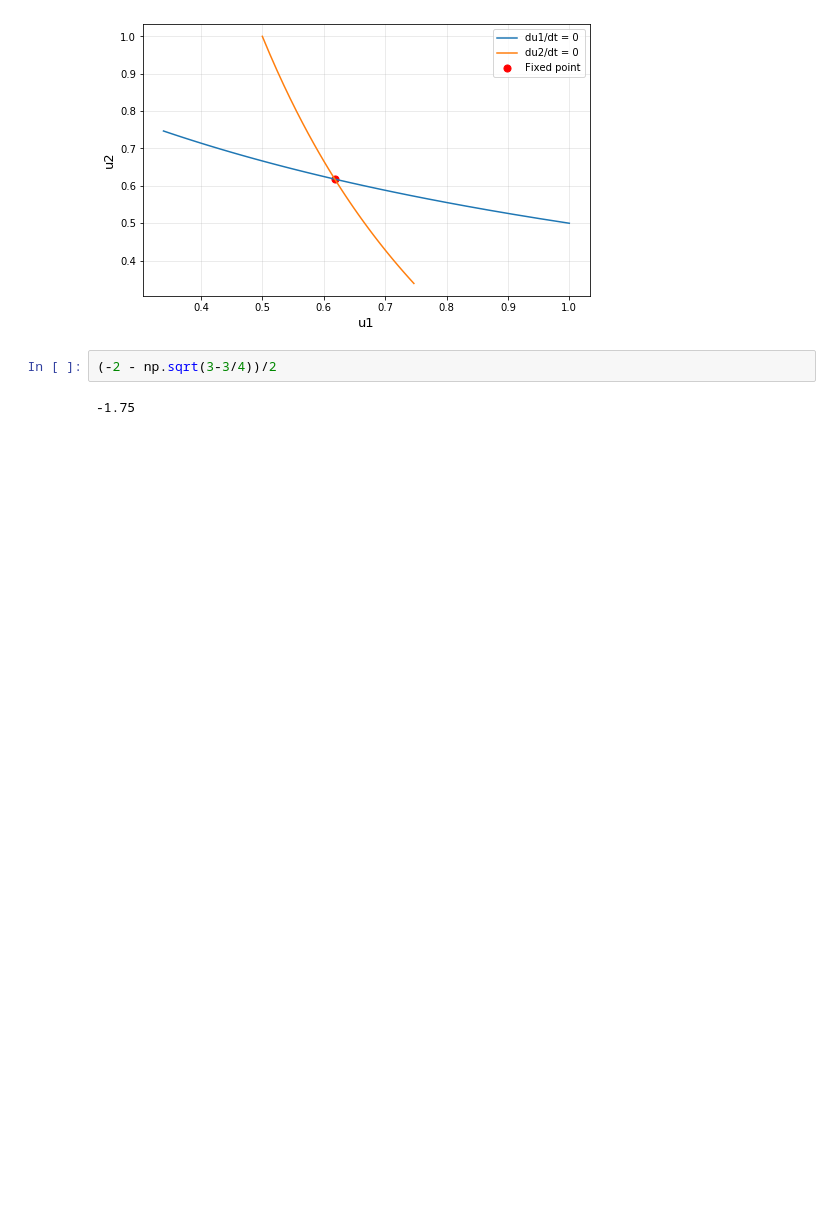
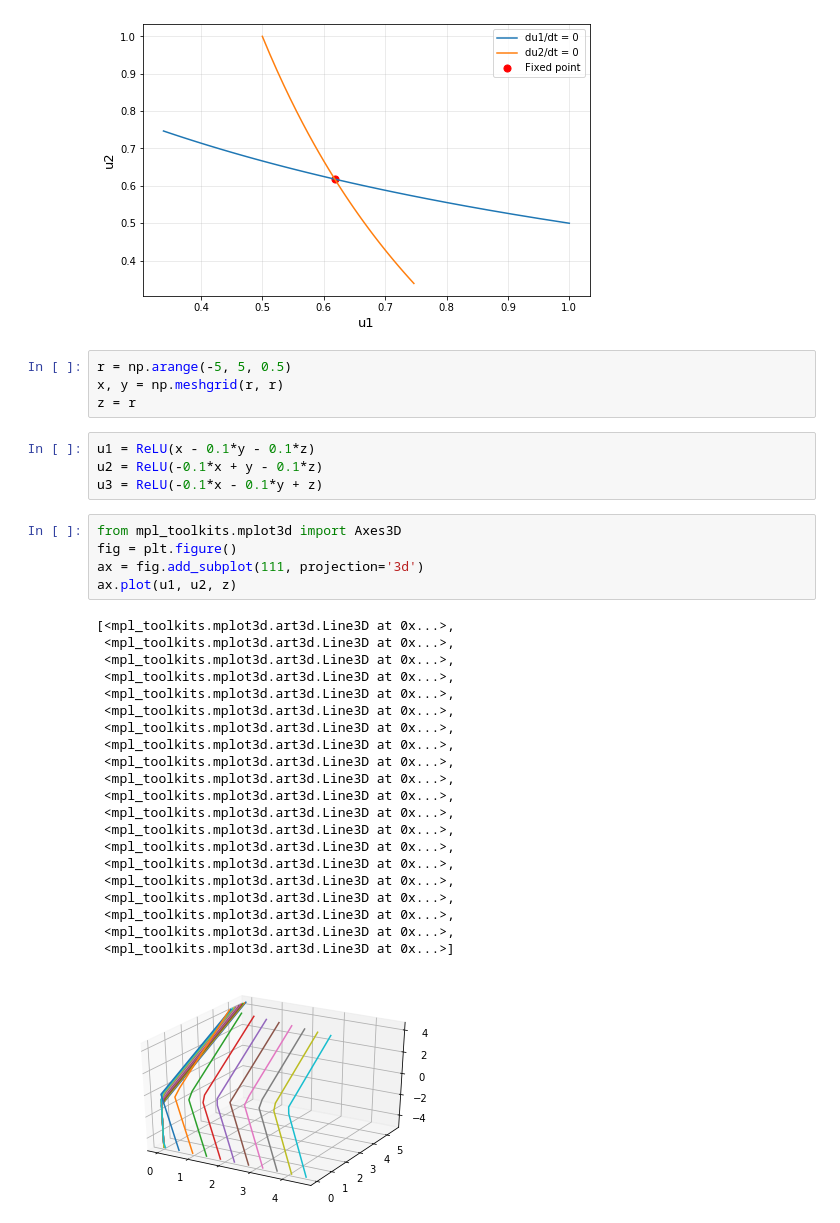
Before and after one commit to egorauto/Neural_Dynamics, a Jupyter notebook: LD.ipynb, the cells around one changed output. Drawn from its saved outputs; the diff is of its cells as text; blank space fills up the shorter version.

```diff
--- a/LD.ipynb
+++ b/LD.ipynb
@@ -356,7 +357,38 @@ plt.legend()
 # plt.savefig('fig2.png')
 # %% [output]
 [figure]
-# %%
-(-2 - np.sqrt(3-3/4))/2
-# %% [output]
--1.75
+# %%
+r = np.arange(-5, 5, 0.5)
+x, y = np.meshgrid(r, r)
+z = r
+# %%
+u1 = ReLU(x - 0.1*y - 0.1*z)
+u2 = ReLU(-0.1*x + y - 0.1*z)
+u3 = ReLU(-0.1*x - 0.1*y + z)
+# %%
+from mpl_toolkits.mplot3d import Axes3D
+fig = plt.figure()
+ax = fig.add_subplot(111, projection='3d')
+ax.plot(u1, u2, z)
+# %% [output]
+[<mpl_toolkits.mplot3d.art3d.Line3D at 0x...>,
+ <mpl_toolkits.mplot3d.art3d.Line3D at 0x...>,
+ <mpl_toolkits.mplot3d.art3d.Line3D at 0x...>,
+ <mpl_toolkits.mplot3d.art3d.Line3D at 0x...>,
+ <mpl_toolkits.mplot3d.art3d.Line3D at 0x...>,
+ <mpl_toolkits.mplot3d.art3d.Line3D at 0x...>,
+ <mpl_toolkits.mplot3d.art3d.Line3D at 0x...>,
+ <mpl_toolkits.mplot3d.art3d.Line3D at 0x...>,
+ <mpl_toolkits.mplot3d.art3d.Line3D at 0x...>,
+ <mpl_toolkits.mplot3d.art3d.Line3D at 0x...>,
+ <mpl_toolkits.mplot3d.art3d.Line3D at 0x...>,
+ <mpl_toolkits.mplot3d.art3d.Line3D at 0x...>,
+ <mpl_toolkits.mplot3d.art3d.Line3D at 0x...>,
+ <mpl_toolkits.mplot3d.art3d.Line3D at 0x...>,
+ <mpl_toolkits.mplot3d.art3d.Line3D at 0x...>,
+ <mpl_toolkits.mplot3d.art3d.Line3D at 0x...>,
+ <mpl_toolkits.mplot3d.art3d.Line3D at 0x...>,
+ <mpl_toolkits.mplot3d.art3d.Line3D at 0x...>,
+ <mpl_toolkits.mplot3d.art3d.Line3D at 0x...>,
+ <mpl_toolkits.mplot3d.art3d.Line3D at 0x...>]
+[figure, added]
```
Also changed, not shown: parts of 2 cells of this notebook, 2 other files.
